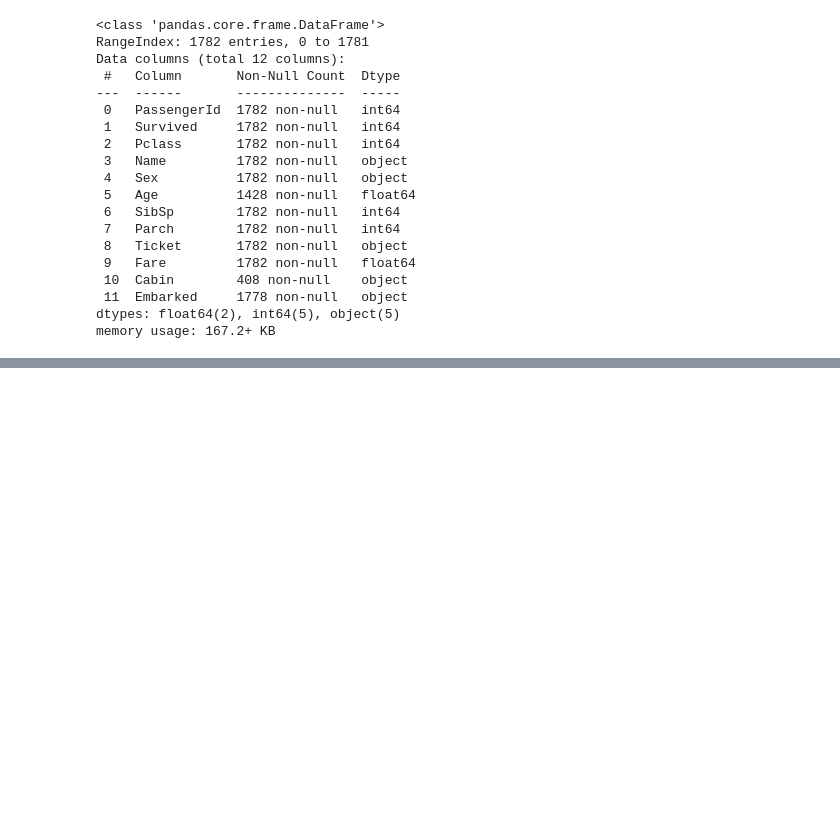
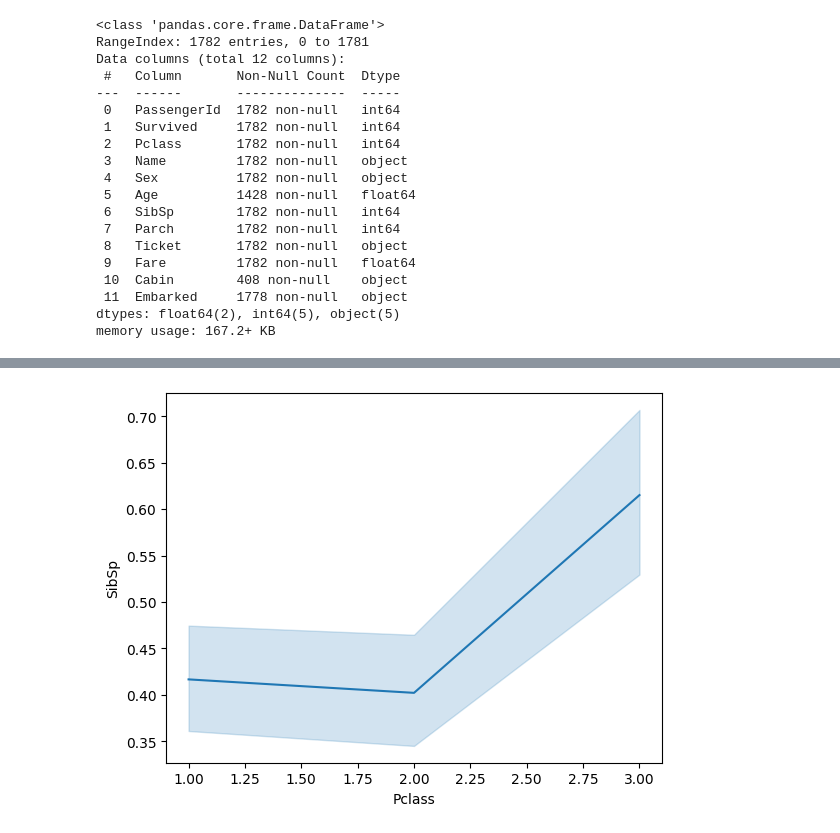
Before and after one commit to safoolady23-wq/AIN-SA2-Part1, a Jupyter notebook: AIN_SA2_Part1.ipynb, the cells around one changed output, grey strips where cells are left out. Saved outputs shown, nothing was run; the diff lists cells and outputs as text; code cells hidden in the pictures; blank space fills up the shorter version.

```diff
--- a/AIN_SA2_Part1.ipynb
+++ b/AIN_SA2_Part1.ipynb
@@ -112,3 +112,9 @@ df.tail()
 | 1779 | 889 | 0 | 3 | Johnston, Miss. Catherine Helen "... | female | NaN | 1 | 2 | W./C. 6607 | 23.45 | ... |
 | 1780 | 890 | 1 | 1 | Behr, Mr. Karl Howell | male | 26.0 | 0 | 0 | 111369 | 30.00 | ... |
 | 1781 | 891 | 0 | 3 | Dooley, Mr. Patrick | male | 32.0 | 0 | 0 | 370376 | 7.75 | ... |
+# %%
+sns.lineplot(x='Pclass', y='SibSp', data=df)
+plt.show()
+#
+# %% [output]
+[figure, added]
```
